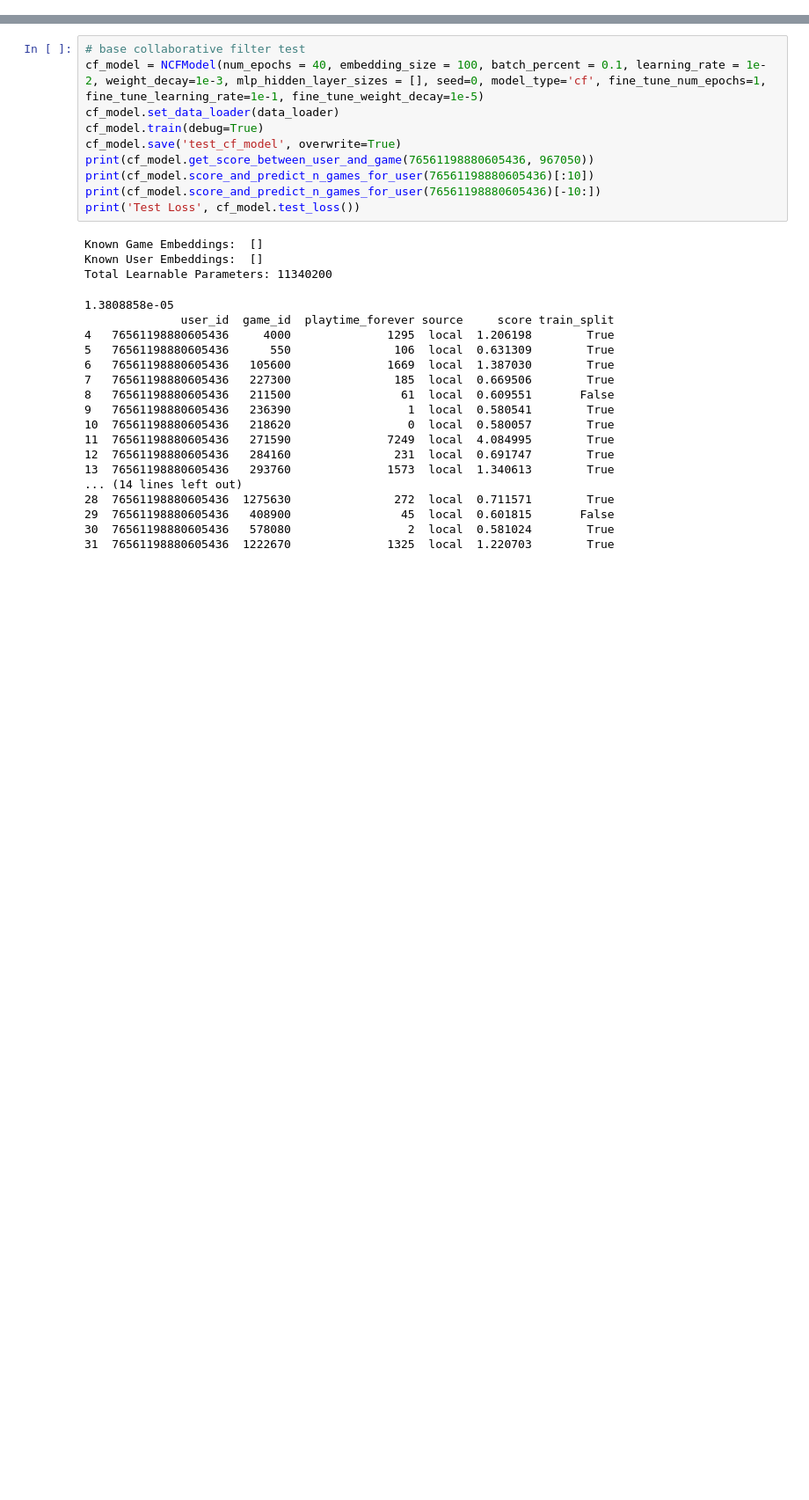
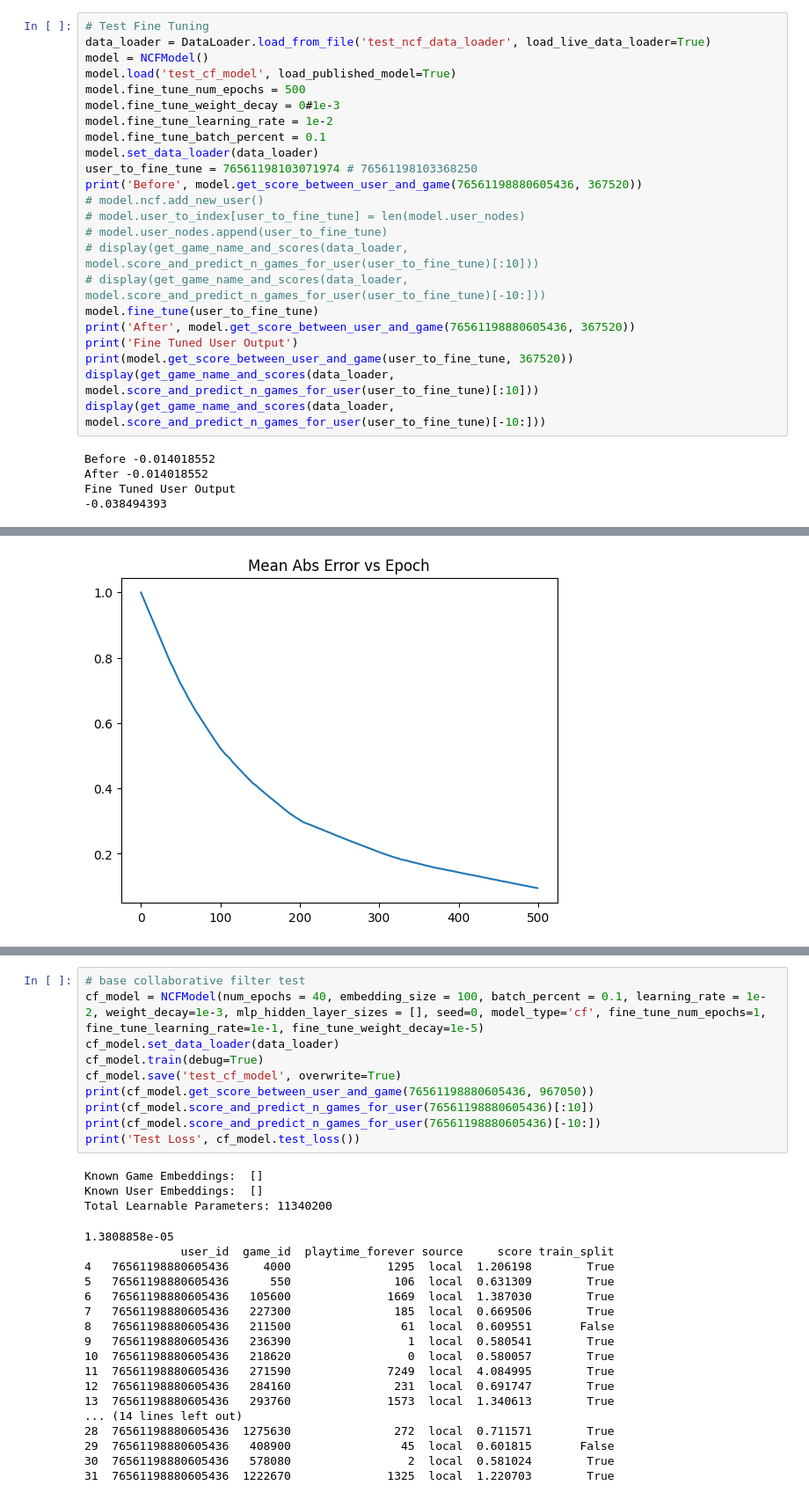
Before and after one commit to GitHubNoskcaj211/ml-projects-project, a Jupyter notebook: models/test_ncf.ipynb, the cells around one changed output, grey strips where cells are left out. Shown at 88% size. Drawn from its saved outputs; the diff is of its cells as text; blank space fills up the shorter version.

Commit message:
Working on collborative filtering models. Unblocks Akash.

```diff
--- a/models/test_ncf.ipynb
+++ b/models/test_ncf.ipynb
@@ -8,2 +8,30 @@ from utils.utils import print_game_name_and_scores
 
 from models.ncf_model import NCFModel
+# %%
+# Test Fine Tuning
+data_loader = DataLoader.load_from_file('test_ncf_data_loader', load_live_data_loader=True)
+model = NCFModel()
+model.load('test_cf_model', load_published_model=True)
+model.fine_tune_num_epochs = 500
+model.fine_tune_weight_decay = 0#1e-3
+model.fine_tune_learning_rate = 1e-2
+model.fine_tune_batch_percent = 0.1
+model.set_data_loader(data_loader)
+user_to_fine_tune = 76561198103071974 # 76561198103368250
+print('Before', model.get_score_between_user_and_game(76561198880605436, 367520))
+# model.ncf.add_new_user()
+# model.user_to_index[user_to_fine_tune] = len(model.user_nodes)
+# model.user_nodes.append(user_to_fine_tune)
+# display(get_game_name_and_scores(data_loader, model.score_and_predict_n_games_for_user(user_to_fine_tune)[:10]))
+# display(get_game_name_and_scores(data_loader, model.score_and_predict_n_games_for_user(user_to_fine_tune)[-10:]))
+model.fine_tune(user_to_fine_tune)
+print('After', model.get_score_between_user_and_game(76561198880605436, 367520))
+print('Fine Tuned User Output')
+print(model.get_score_between_user_and_game(user_to_fine_tune, 367520))
+display(get_game_name_and_scores(data_loader, model.score_and_predict_n_games_for_user(user_to_fine_tune)[:10]))
+display(get_game_name_and_scores(data_loader, model.score_and_predict_n_games_for_user(user_to_fine_tune)[-10:]))
+# %% [output]
+Before -0.014018552
+After -0.014018552
+Fine Tuned User Output
+-0.038494393
@@ -10,3 +60,4 @@ from models.ncf_model import NCFModel
+[figure, added]
 # %%
 data_loader = DataLoader(cache_local_dataset=True, users_games_edge_scoring_function = playtime_forever_users_games_edge_scoring_function, score_normalizers = [GaussianNormalizer(1.0, 1.0)], user_game_edge_embeddings = ['playtime_forever', 'playtime_2weeks'], game_embeddings=['name'])
 data_loader.load_random_train_test_split(train_percentage=0.9, test_percentage=0.1, seed=0)
```
Also changed, not shown: parts of 5 cells of this notebook, 12 other files.
